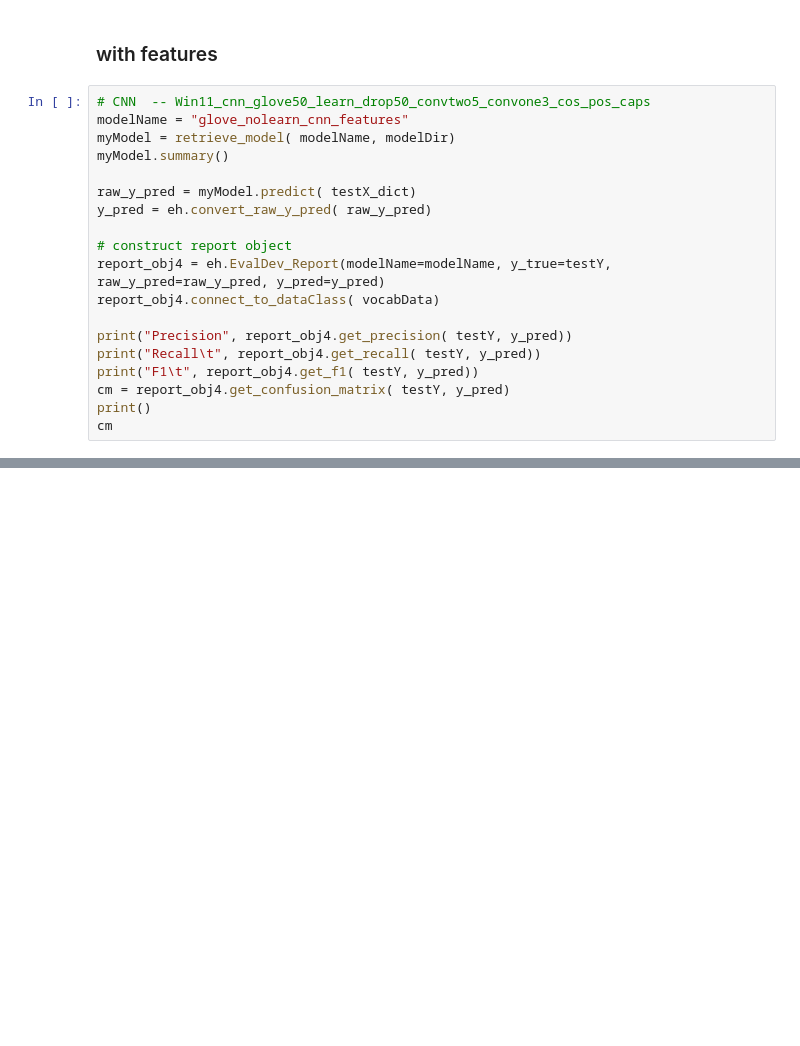
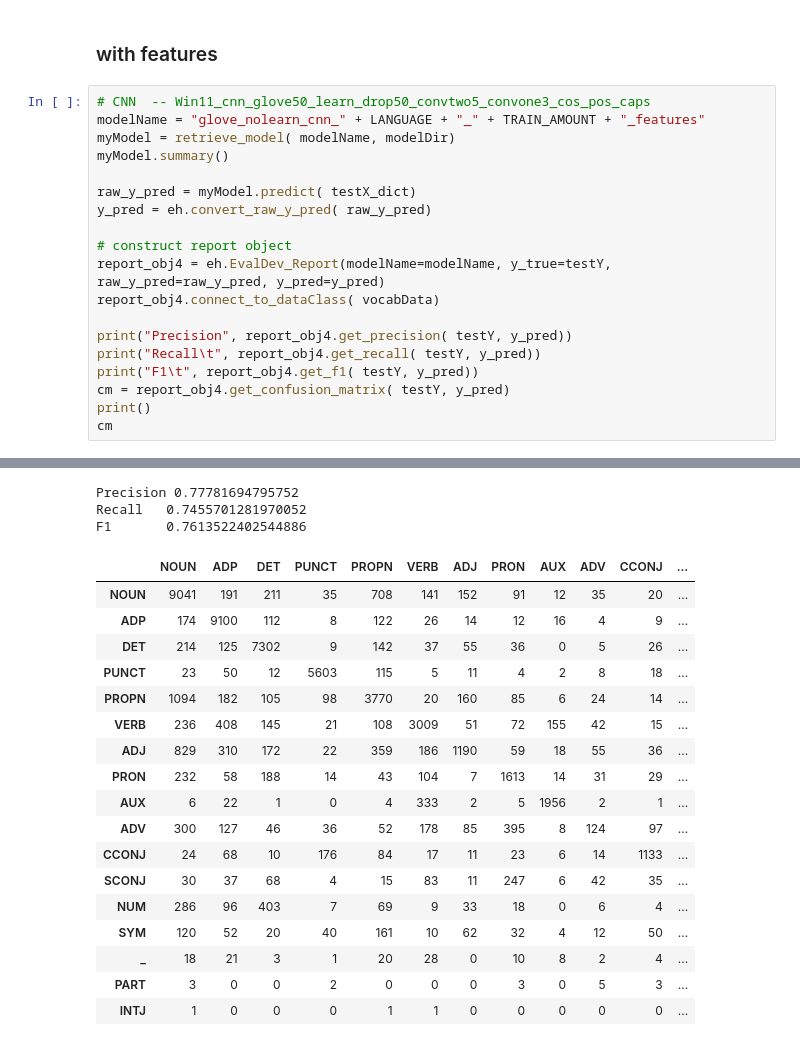
Before and after one commit to zupon/CapsNet_for_NER, a Jupyter notebook: code/model_testing.ipynb, the cells around one changed output, grey strips where cells are left out. Drawn from its saved outputs; the diff is of its cells as text; blank space fills up the shorter version.

```diff
--- a/code/model_testing.ipynb
+++ b/code/model_testing.ipynb
@@ -267,7 +477,7 @@ cm
 ### with features
 # %%
 # CNN  -- Win11_cnn_glove50_learn_drop50_convtwo5_convone3_cos_pos_caps
-modelName = "glove_nolearn_cnn_features"
+modelName = "glove_nolearn_cnn_" + LANGUAGE + "_" + TRAIN_AMOUNT + "_features"
 myModel = retrieve_model( modelName, modelDir)
 myModel.summary()
 
@@ -284,3 +494,4 @@ print("F1\t", report_obj4.get_f1( testY, y_pred))
 cm = report_obj4.get_confusion_matrix( testY, y_pred)
 print()
 cm
+# %% [output]
@@ -286,0 +515,21 @@ cm
+Precision 0.77781694795752
+Recall   0.7455701281970052
+F1       0.7613522402544886
+|  | NOUN | ADP | DET | PUNCT | PROPN | VERB | ADJ | PRON | AUX | ADV | CCONJ | ... |
+| NOUN | 9041 | 191 | 211 | 35 | 708 | 141 | 152 | 91 | 12 | 35 | 20 | ... |
+| ADP | 174 | 9100 | 112 | 8 | 122 | 26 | 14 | 12 | 16 | 4 | 9 | ... |
+| DET | 214 | 125 | 7302 | 9 | 142 | 37 | 55 | 36 | 0 | 5 | 26 | ... |
+| PUNCT | 23 | 50 | 12 | 5603 | 115 | 5 | 11 | 4 | 2 | 8 | 18 | ... |
+| PROPN | 1094 | 182 | 105 | 98 | 3770 | 20 | 160 | 85 | 6 | 24 | 14 | ... |
+| VERB | 236 | 408 | 145 | 21 | 108 | 3009 | 51 | 72 | 155 | 42 | 15 | ... |
+| ADJ | 829 | 310 | 172 | 22 | 359 | 186 | 1190 | 59 | 18 | 55 | 36 | ... |
+| PRON | 232 | 58 | 188 | 14 | 43 | 104 | 7 | 1613 | 14 | 31 | 29 | ... |
+| AUX | 6 | 22 | 1 | 0 | 4 | 333 | 2 | 5 | 1956 | 2 | 1 | ... |
+| ADV | 300 | 127 | 46 | 36 | 52 | 178 | 85 | 395 | 8 | 124 | 97 | ... |
+| CCONJ | 24 | 68 | 10 | 176 | 84 | 17 | 11 | 23 | 6 | 14 | 1133 | ... |
+| SCONJ | 30 | 37 | 68 | 4 | 15 | 83 | 11 | 247 | 6 | 42 | 35 | ... |
+| NUM | 286 | 96 | 403 | 7 | 69 | 9 | 33 | 18 | 0 | 6 | 4 | ... |
+| SYM | 120 | 52 | 20 | 40 | 161 | 10 | 62 | 32 | 4 | 12 | 50 | ... |
+| _ | 18 | 21 | 3 | 1 | 20 | 28 | 0 | 10 | 8 | 2 | 4 | ... |
+| PART | 3 | 0 | 0 | 2 | 0 | 0 | 0 | 3 | 0 | 5 | 3 | ... |
+| INTJ | 1 | 0 | 0 | 0 | 1 | 1 | 0 | 0 | 0 | 0 | 0 | ... |
```
Also changed, not shown: parts of 15 cells of this notebook, 3 other files.
